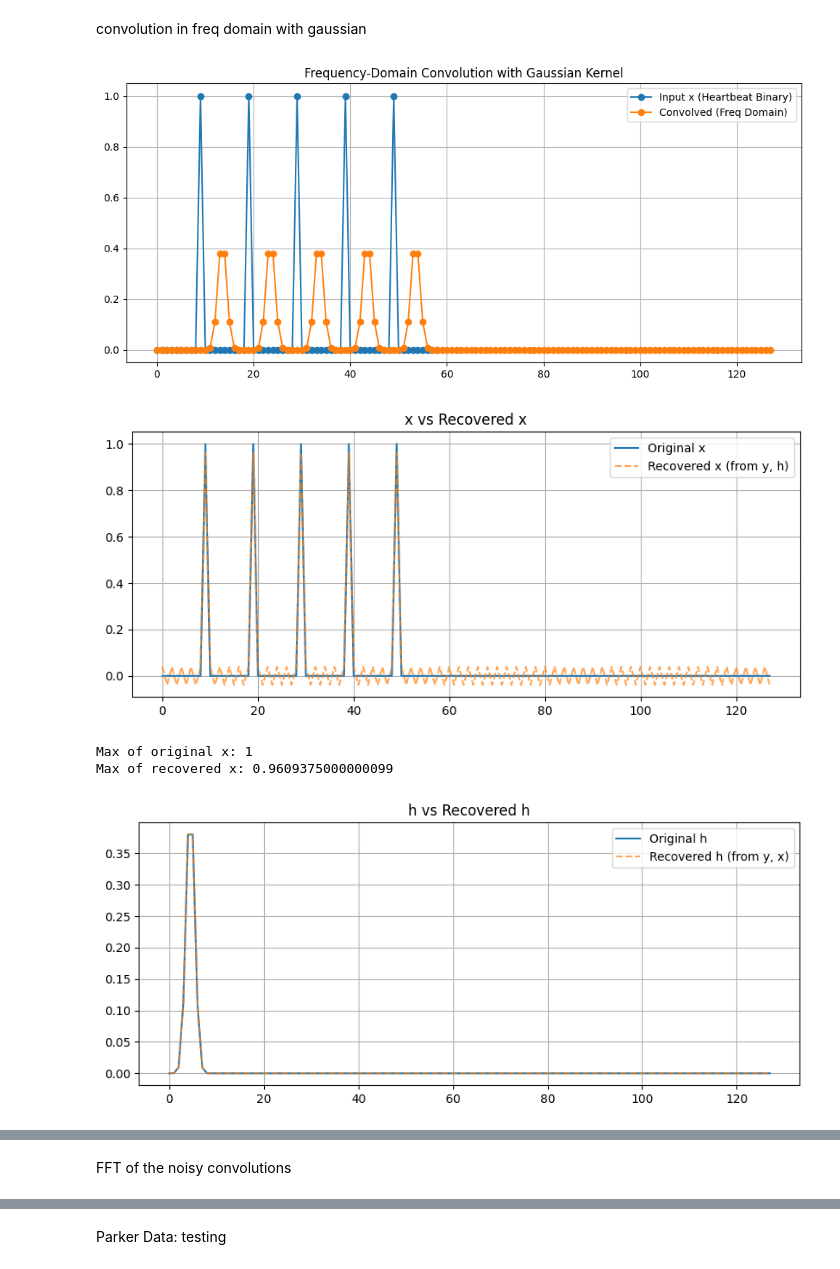
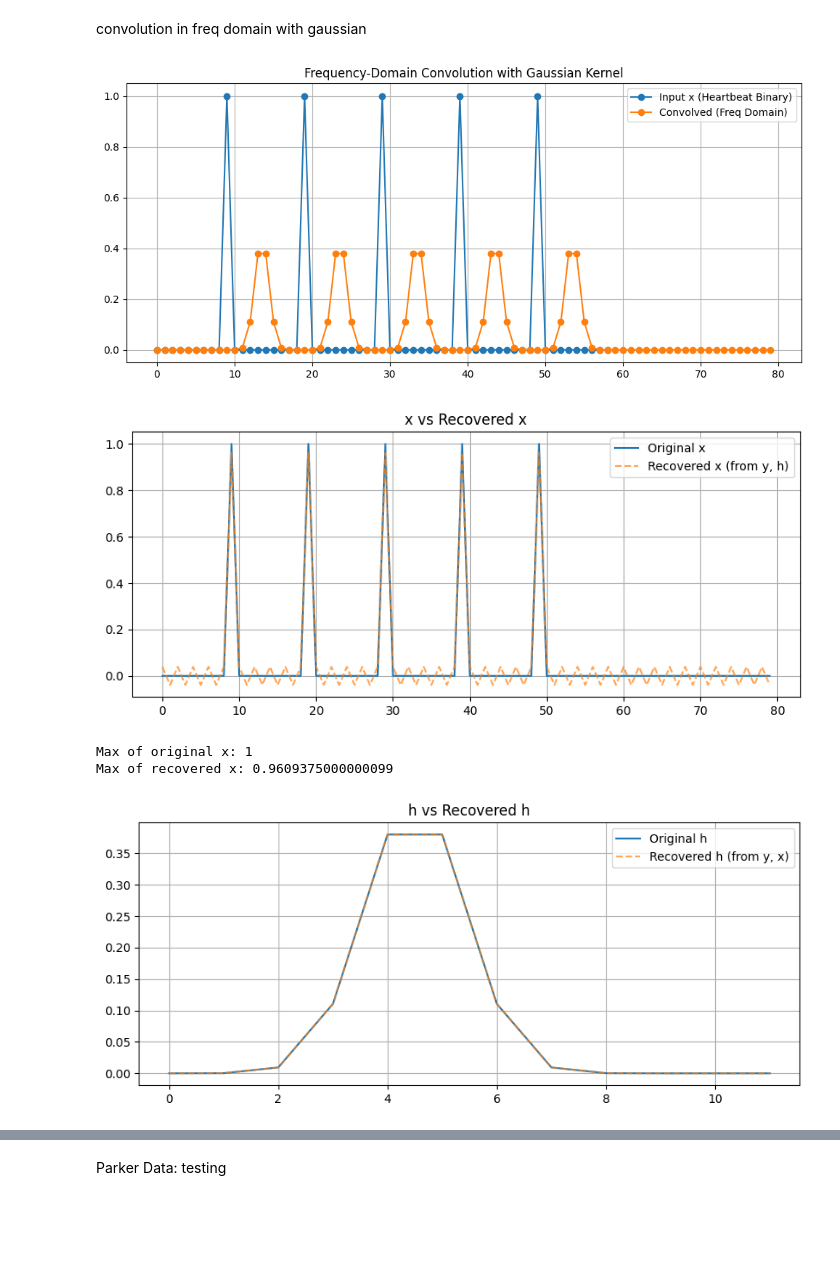
Before and after one commit to EliWaldman/research, a Jupyter notebook: intro_tests.ipynb, the cells around one changed output, grey strips where cells are left out. Drawn from its saved outputs; the diff is of its cells as text; code cells hidden in the pictures; blank space fills up the shorter version.

```diff
--- a/intro_tests.ipynb
+++ b/intro_tests.ipynb
@@ -273,46 +275,46 @@ X_gaussian_recovered = np.fft.ifft(np.fft.fft(y) / (H_guassian + epsilon)).real
 # deconvolve to get h
 H_gaussian_recovered = np.fft.ifft(np.fft.fft(y) / X_gaussian).real
 
 
-# Plot results
+# convolution plotted with real x data
 plt.figure(figsize=(12, 5))
-plt.plot(x_gaussian, label='Input x (Heartbeat Binary)', marker='o')
-plt.plot(y, label='Convolved (Freq Domain)', marker='o')
+plt.plot(x_gaussian[:80], label='Input x (Heartbeat Binary)', marker='o')
+plt.plot(y[:80], label='Convolved (Freq Domain)', marker='o')
 plt.title("Frequency-Domain Convolution with Gaussian Kernel")
 plt.legend()
 plt.grid(True)
 plt.show()
 
-
+# original x compared with convolution X (from X = Y / H)
 plt.figure(figsize=(10, 4))
-plt.plot(x_gaussian_padded, label="Original x")
-plt.plot(X_gaussian_recovered, '--', label="Recovered x (from y, h)", alpha=0.7)
+plt.plot(x_gaussian_padded[:80], label="Original x")
+plt.plot(X_gaussian_recovered[:80], '--', label="Recovered x (from y, h)", alpha=0.7)
 plt.title("x vs Recovered x")
 plt.legend()
 plt.grid(True)
 plt.show()
 print("Max of original x:", np.max(x_gaussian_padded))
 print("Max of recovered x:", np.max(X_gaussian_recovered))
 
-# --- Plot 2: h vs recovered h ---
+# h compared with recoverd H (should be just the gaussian)
 plt.figure(figsize=(10, 4))
-plt.plot(h_gaussian_padded, label="Original h")
-plt.plot(H_gaussian_recovered, '--', label="Recovered h (from y, x)", alpha=0.7)
+plt.plot(h_gaussian_padded[:12], label="Original h")
+plt.plot(H_gaussian_recovered[:12], '--', label="Recovered h (from y, x)", alpha=0.7)
 plt.title("h vs Recovered h")
 plt.legend()
 plt.grid(True)
 plt.show()
 
-# --- Plot 3: y = x * h ---
+# plot of y
 plt.figure(figsize=(10, 4))
-plt.plot(y, label="Convolved Signal y = x * h")
+plt.plot(y[:60], label="Convolved Signal y = x * h")
 plt.title("Convolved Output y")
 plt.legend()
 plt.grid(True)
 plt.show()
 # %% [output]
-[figure, old version]
+[figure, new version]
-[figure, old version]
+[figure, new version]
 Max of original x: 1
 Max of recovered x: 0.9609375000000099
-[figure, old version]
+[figure, new version]
@@ -320,2 +321,0 @@ Max of recovered x: 0.9609375000000099
-# %% [markdown]
-FFT of the noisy convolutions
```
Also changed, not shown: parts of 8 cells of this notebook.
